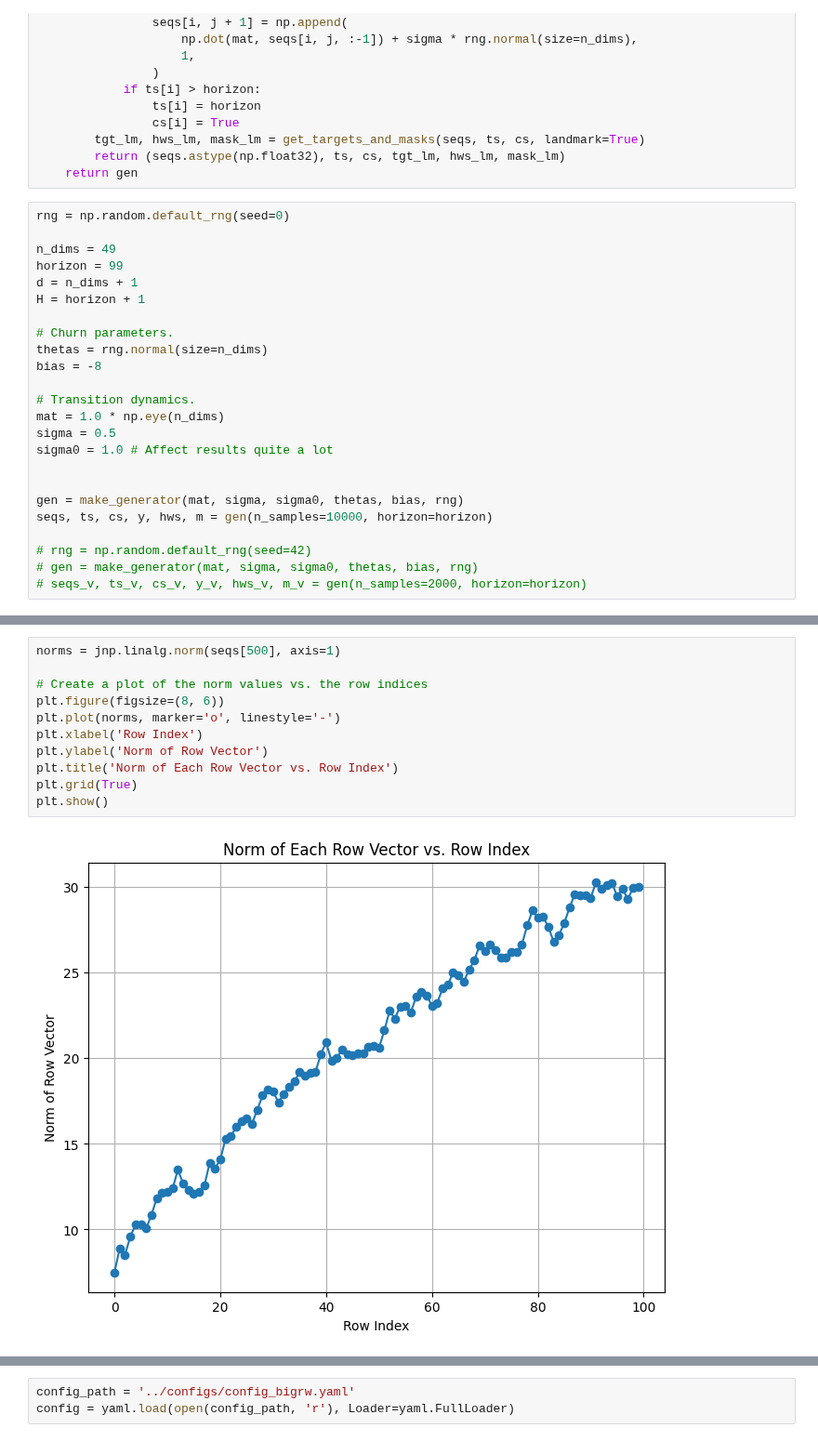
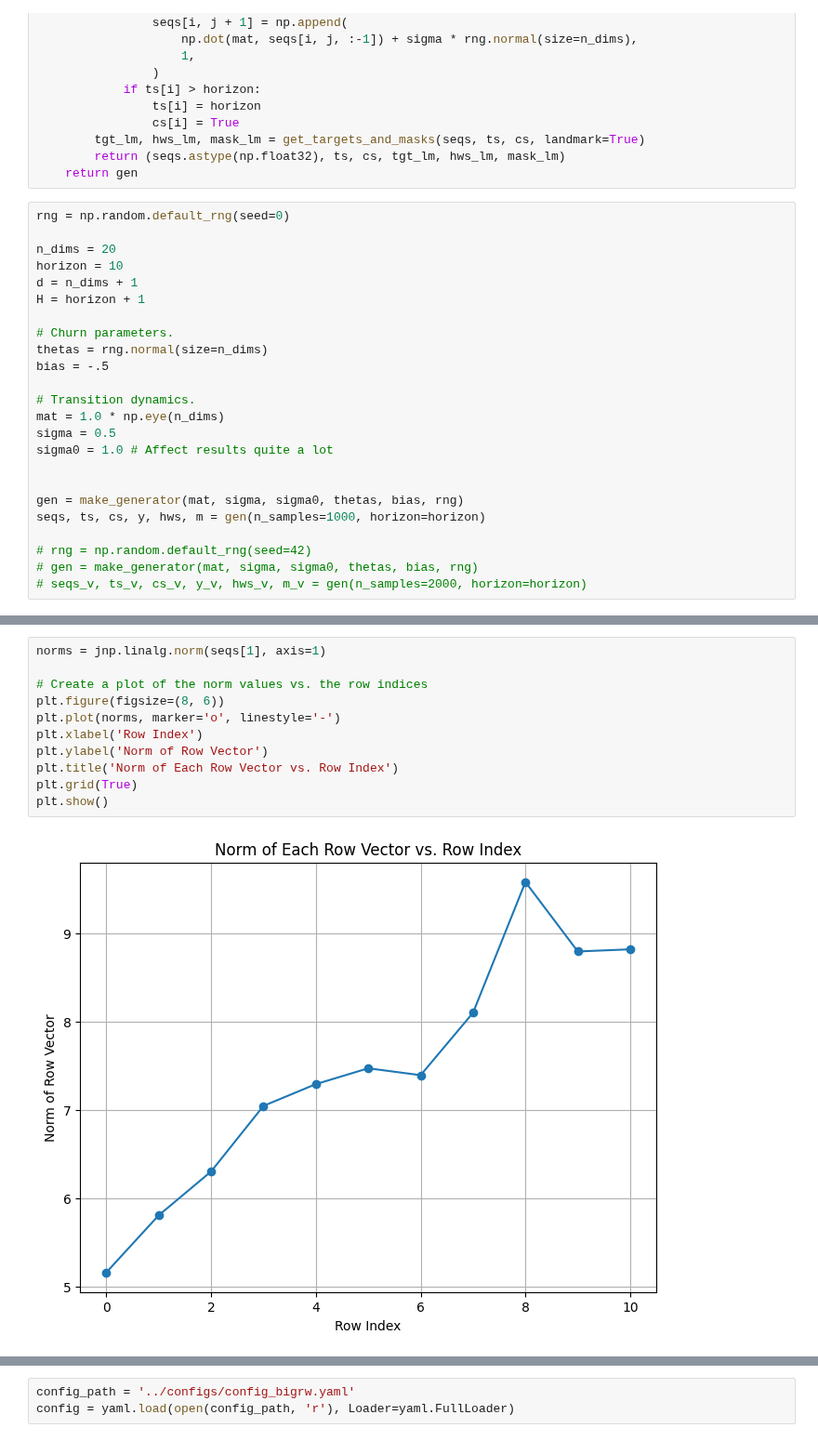
Before and after one commit to marianaw/deeptcsr, a Jupyter notebook: notebooks/large_synthetic_ds.ipynb, the cells around one changed output, grey strips where cells are left out. Shown at 93% size. Cells and saved outputs as stored; diff of their text form.

```diff
--- a/notebooks/large_synthetic_ds.ipynb
+++ b/notebooks/large_synthetic_ds.ipynb
@@ -61,14 +61,14 @@ def make_generator(mat, sigma, sigma0, thetas, bias, rng):
 # %%
 rng = np.random.default_rng(seed=0)
 
-n_dims = 49
-horizon = 99
+n_dims = 20
+horizon = 10
 d = n_dims + 1
 H = horizon + 1
 
 # Churn parameters.
 thetas = rng.normal(size=n_dims)
-bias = -8
+bias = -.5
 
 # Transition dynamics.
 mat = 1.0 * np.eye(n_dims)
@@ -77,7 +77,7 @@ sigma0 = 1.0 # Affect results quite a lot
 
 
 gen = make_generator(mat, sigma, sigma0, thetas, bias, rng)
-seqs, ts, cs, y, hws, m = gen(n_samples=10000, horizon=horizon)
+seqs, ts, cs, y, hws, m = gen(n_samples=1000, horizon=horizon)
 
 # rng = np.random.default_rng(seed=42)
 # gen = make_generator(mat, sigma, sigma0, thetas, bias, rng)
@@ -93,14 +109,14 @@ cs.sum()/cs.shape[0]
 # %%
-norms = jnp.linalg.norm(seqs[500], axis=1)
+norms = jnp.linalg.norm(seqs[1], axis=1)
 
 # Create a plot of the norm values vs. the row indices
 plt.figure(figsize=(8, 6))
 plt.plot(norms, marker='o', linestyle='-')
 plt.xlabel('Row Index')
 plt.ylabel('Norm of Row Vector')
 plt.title('Norm of Each Row Vector vs. Row Index')
 plt.grid(True)
 plt.show()
 # %% [output]
-[figure, old version]
+[figure, new version]
 # %%
```
Also changed, not shown: parts of 18 cells of this notebook, 14 other files.
